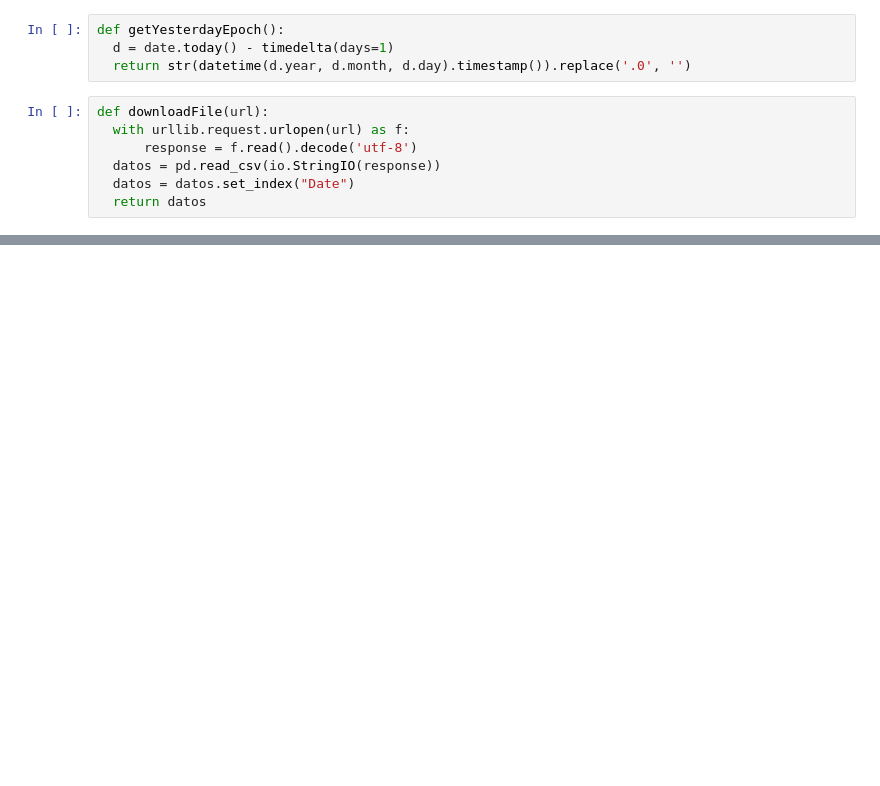
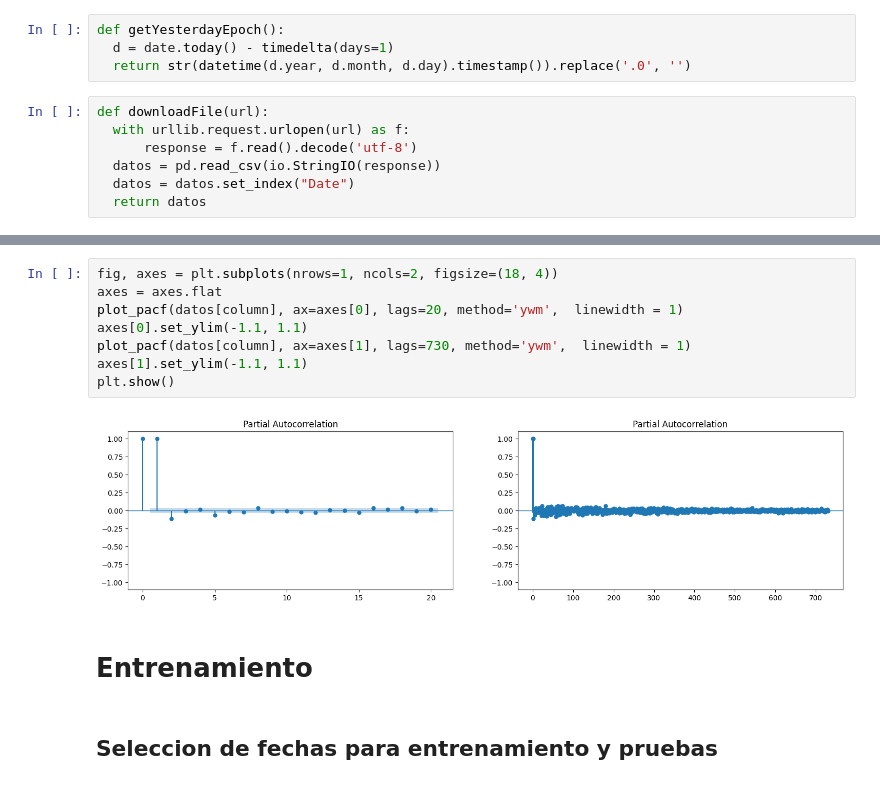
Before and after one commit to vanchondo/cryptoForecasting-tfm, a Jupyter notebook: notebook.ipynb, the cells around one changed output, grey strips where cells are left out. Cells and saved outputs as stored; diff of their text form; blank space fills up the shorter version.

```diff
--- a/notebook.ipynb
+++ b/notebook.ipynb
@@ -168,0 +153,14 @@ plt.show()
+# %%
+fig, axes = plt.subplots(nrows=1, ncols=2, figsize=(18, 4))
+axes = axes.flat
+plot_pacf(datos[column], ax=axes[0], lags=20, method='ywm',  linewidth = 1)
+axes[0].set_ylim(-1.1, 1.1)
+plot_pacf(datos[column], ax=axes[1], lags=730, method='ywm',  linewidth = 1)
+axes[1].set_ylim(-1.1, 1.1)
+plt.show()
+# %% [output]
+[figure, added]
+# %% [markdown]
+# Entrenamiento
+# %% [markdown]
+## Seleccion de fechas para entrenamiento y pruebas
```
Also changed, not shown: parts of 42 cells of this notebook, 3 other files.
